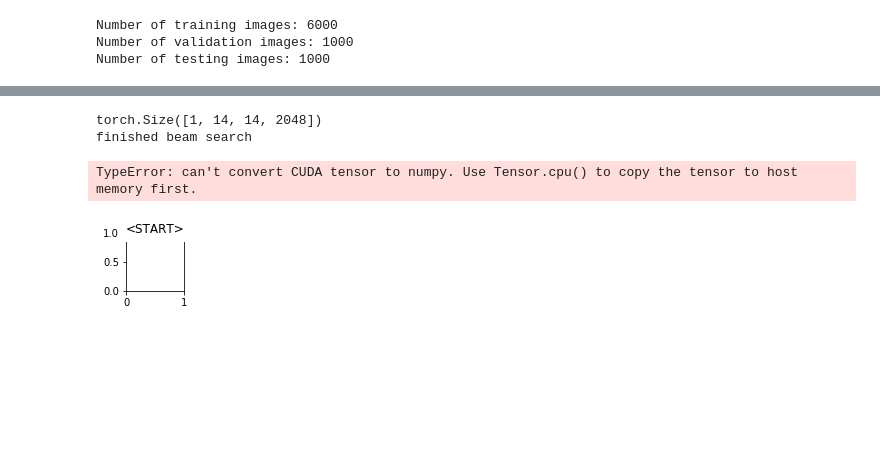
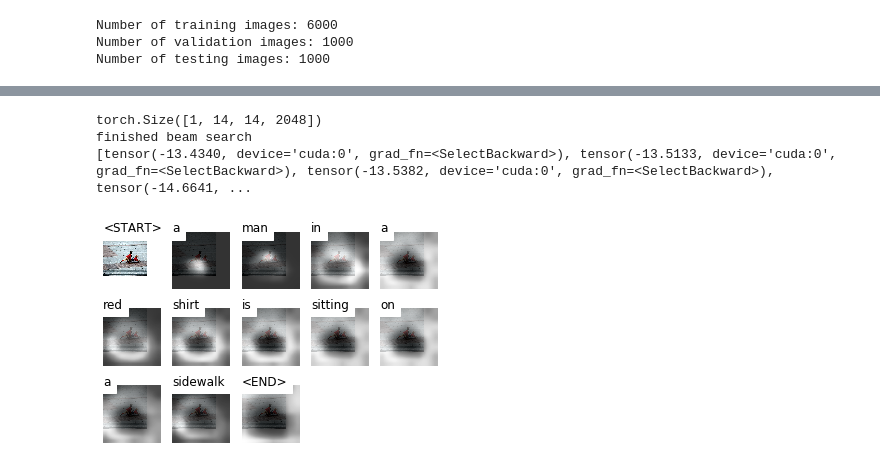
Before and after one commit to aravindMahadevan/image_captioning, a Jupyter notebook: image_captioning.ipynb, the cells around one changed output, grey strips where cells are left out. Cells and saved outputs as stored; diff of their text form; code cells hidden in the pictures; blank space fills up the shorter version.

Commit message:
visualize attention

```diff
--- a/image_captioning.ipynb
+++ b/image_captioning.ipynb
@@ -198,6 +206,8 @@ class MyDataset(Dataset):
 
     def __getitem__(self, idx):
         image = torch.FloatTensor(self.images[idx // self.cpi] / 255.0)
+        original_image = self.images[idx // self.cpi]
+#         trans = transforms.ToPILImage(mode='RGB')
 
         #TODO: not using standard formulation of mean=0, std=1
         normalize = transforms.Normalize(mean=[0.485, 0.456, 0.406],
@@ -215,7 +225,7 @@ class MyDataset(Dataset):
             captions = torch.LongTensor(self.captions[start:end])
 
 
-            return image, caption, caption_length, captions
+            return image, caption, caption_length, captions, original_image
 
     def __len__(self):
         return len(self.captions)
@@ -455,12 +440,49 @@ def visualize_attention(decoder, encoder_image_features, smooth_weights = True):
 # %%
 encoder = Encoder().to(device)
 decoder = Decoder(dim_attention=512, dim_embed=512, dim_decoder=512, vocab_size=len(word_map)).to(device)
+# %%
+def visualize_attention(image, original_image, decoder, encoder_image_features, smooth_weights = True):
+    caption, weights = decoder.caption(encoder_image_features, word_map)
+    idx2word = {v: k for k, v in word_map.items()}
+
+#     image = image.to('cpu')
+#     image = image.squeeze(0).transpose(2,0)
+
+    words = [idx2word[i] for i in caption]
+
+    for i in range(len(words)):
+        if (i>50):
+            break
+
+        plt.subplot(np.ceil(len(words)/5.), 5, (i+1))
+        plt.text(0, 1, '%s' % (words[i]), color='black', backgroundcolor='white', fontsize=12)
+        plt.imshow(original_image)
+
+        current_weight = weights[i]
+
+        if smooth_weights:
+            weight = skimage.transform.pyramid_expand(np.asarray(current_weight), upscale=24, sigma=8)
+        else:
+            weight = skimage.transform.resize(np.asarray(current_weight), [14*24, 14*24])
+
+        if(i==0):
+            plt.imshow(weight, alpha=0)
+        else:
+            plt.imshow(weight, alpha=0.8)
+
+        plt.set_cmap(cm.Greys_r)
+        plt.axis('off')
+
+    plt.show()
 # %%
 encoder_optimizer = torch.optim.Adam(params=encoder.parameters(), lr=1e-4)
 decoder_optimizer = torch.optim.Adam(params=decoder.parameters(), lr=4e-4)
 
 criterion = nn.CrossEntropyLoss().to(device)
 # %%
+from scipy.ndimage import rotate
+
 image = val_set[0][0].unsqueeze(0).to(device)
-print(image.shape)
+original_image = rotate((val_set[0][4]).transpose(2,1,0), -90)
+print(original_image.shape)
 # %% [output]
@@ -468,11 +496,11 @@ torch.Size([1, 3, 256, 256])
 # %%
 encoded_img = encoder(image)
-visualize_attention(decoder, encoded_img)
+visualize_attention(image, original_image, decoder, encoded_img)
 # %% [output]
 torch.Size([1, 14, 14, 2048])
 finished beam search
+[tensor(-13.4340, device='cuda:0', grad_fn=<SelectBackward>), tensor(-13.5133, device='cuda:0', grad_fn=<SelectBackward>), tensor(-13.5382, device='cuda:0', grad_fn=<SelectBackward>), tensor(-14.6641, ...
-TypeError: can't convert CUDA tensor to numpy. Use Tensor.cpu() to copy the tensor to host memory first.
-[figure, old version]
+[figure, new version]
 # %%
 def train(train_loader, encoder, decoder, criterion, encoder_optimizer, decoder_optimizer, epoch):
     decoder.train()
```
Also changed, not shown: parts of 8 cells of this notebook.
